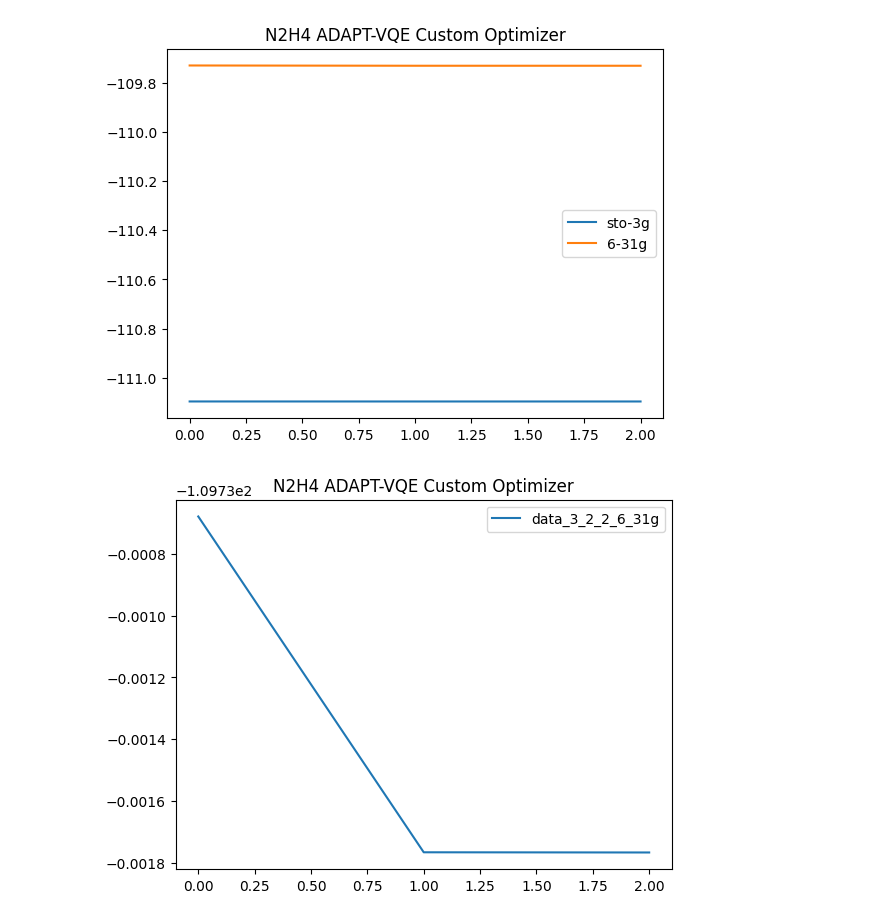
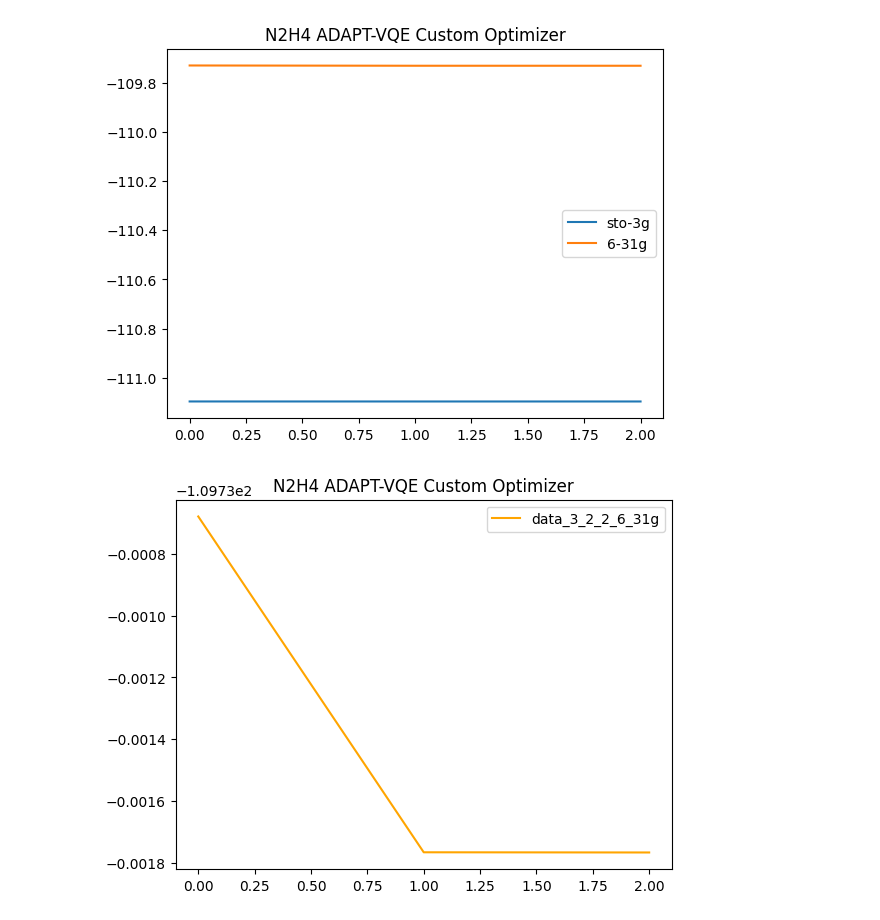
Before and after one commit to azhar-ikhtiarudin/variational-quantum-eigensolver, a Jupyter notebook: PennyLane/N2H4/custom_vqe/data/custom_vqe_visualizer.ipynb, the cells around one changed output. Drawn from its saved outputs; the diff is of its cells as text; code cells hidden in the pictures.

```diff
--- a/PennyLane/N2H4/custom_vqe/data/custom_vqe_visualizer.ipynb
+++ b/PennyLane/N2H4/custom_vqe/data/custom_vqe_visualizer.ipynb
@@ -18,11 +18,12 @@ plt.show()
 # %% [output]
 [figure]
 # %%
-plt.plot(data_3_2_2_6_31g, label='data_3_2_2_6_31g')
+plt.plot(data_3_2_2_6_31g, label='data_3_2_2_6_31g', color="orange")
+# plt.plot(data_3_2_2_sto_3g, label='sto-3g')
 
 
 plt.title('N2H4 ADAPT-VQE Custom Optimizer')
 plt.legend()
 plt.show()
 # %% [output]
-[figure, old version]
+[figure, new version]
```
Also changed, not shown: 2 other files.
